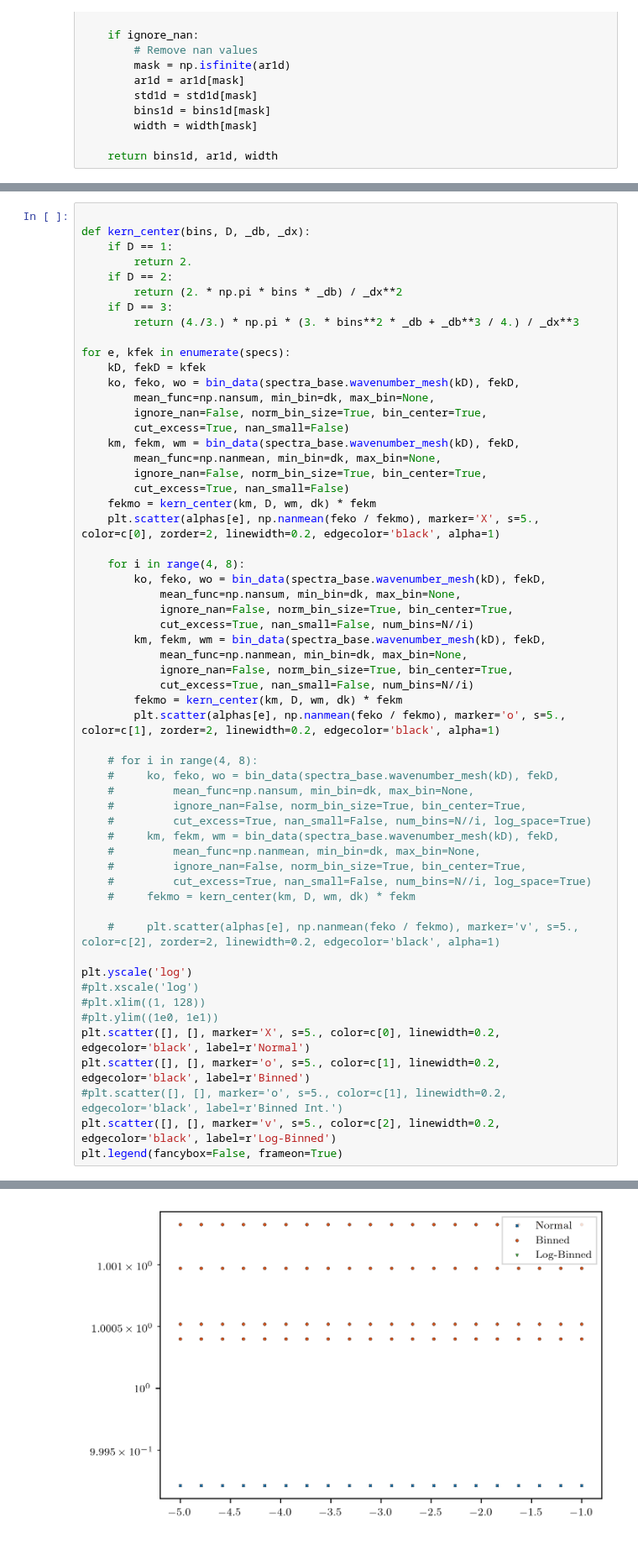
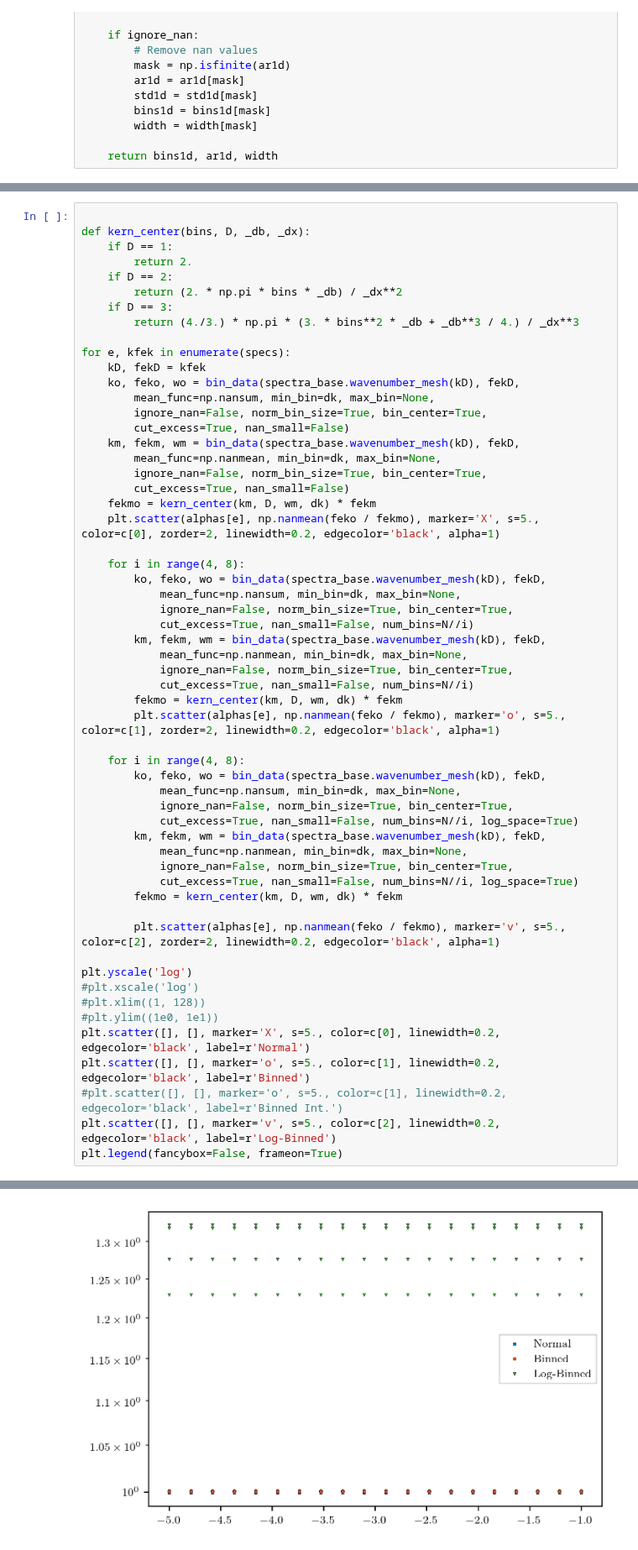
Before and after one commit to mab68/Kea, a Jupyter notebook: example_notebooks/integration2.ipynb, the cells around one changed output, grey strips where cells are left out. Shown at 84% size. Saved outputs shown, nothing was run; the diff lists cells and outputs as text.

```diff
--- a/example_notebooks/integration2.ipynb
+++ b/example_notebooks/integration2.ipynb
@@ -435,42 +435,42 @@ for e, kfek in enumerate(specs):
         ignore_nan=False, norm_bin_size=True, bin_center=True,
         cut_excess=True, nan_small=False)
     fekmo = kern_center(km, D, wm, dk) * fekm
     plt.scatter(alphas[e], np.nanmean(feko / fekmo), marker='X', s=5., color=c[0], zorder=2, linewidth=0.2, edgecolor='black', alpha=1)
 
     for i in range(4, 8):
         ko, feko, wo = bin_data(spectra_base.wavenumber_mesh(kD), fekD,
             mean_func=np.nansum, min_bin=dk, max_bin=None,
             ignore_nan=False, norm_bin_size=True, bin_center=True,
             cut_excess=True, nan_small=False, num_bins=N//i)
         km, fekm, wm = bin_data(spectra_base.wavenumber_mesh(kD), fekD,
             mean_func=np.nanmean, min_bin=dk, max_bin=None,
             ignore_nan=False, norm_bin_size=True, bin_center=True,
             cut_excess=True, nan_small=False, num_bins=N//i)
         fekmo = kern_center(km, D, wm, dk) * fekm
         plt.scatter(alphas[e], np.nanmean(feko / fekmo), marker='o', s=5., color=c[1], zorder=2, linewidth=0.2, edgecolor='black', alpha=1)
 
-    # for i in range(4, 8):
-    #     ko, feko, wo = bin_data(spectra_base.wavenumber_mesh(kD), fekD,
-    #         mean_func=np.nansum, min_bin=dk, max_bin=None,
-    #         ignore_nan=False, norm_bin_size=True, bin_center=True,
-    #         cut_excess=True, nan_small=False, num_bins=N//i, log_space=True)
-    #     km, fekm, wm = bin_data(spectra_base.wavenumber_mesh(kD), fekD,
-    #         mean_func=np.nanmean, min_bin=dk, max_bin=None,
-    #         ignore_nan=False, norm_bin_size=True, bin_center=True,
-    #         cut_excess=True, nan_small=False, num_bins=N//i, log_space=True)
-    #     fekmo = kern_center(km, D, wm, dk) * fekm
+    for i in range(4, 8):
+        ko, feko, wo = bin_data(spectra_base.wavenumber_mesh(kD), fekD,
+            mean_func=np.nansum, min_bin=dk, max_bin=None,
+            ignore_nan=False, norm_bin_size=True, bin_center=True,
+            cut_excess=True, nan_small=False, num_bins=N//i, log_space=True)
+        km, fekm, wm = bin_data(spectra_base.wavenumber_mesh(kD), fekD,
+            mean_func=np.nanmean, min_bin=dk, max_bin=None,
+            ignore_nan=False, norm_bin_size=True, bin_center=True,
+            cut_excess=True, nan_small=False, num_bins=N//i, log_space=True)
+        fekmo = kern_center(km, D, wm, dk) * fekm
 
-    #     plt.scatter(alphas[e], np.nanmean(feko / fekmo), marker='v', s=5., color=c[2], zorder=2, linewidth=0.2, edgecolor='black', alpha=1)
+        plt.scatter(alphas[e], np.nanmean(feko / fekmo), marker='v', s=5., color=c[2], zorder=2, linewidth=0.2, edgecolor='black', alpha=1)
 
 plt.yscale('log')
 #plt.xscale('log')
 #plt.xlim((1, 128))
 #plt.ylim((1e0, 1e1))
 plt.scatter([], [], marker='X', s=5., color=c[0], linewidth=0.2, edgecolor='black', label=r'Normal')
 plt.scatter([], [], marker='o', s=5., color=c[1], linewidth=0.2, edgecolor='black', label=r'Binned')
 #plt.scatter([], [], marker='o', s=5., color=c[1], linewidth=0.2, edgecolor='black', label=r'Binned Int.')
 plt.scatter([], [], marker='v', s=5., color=c[2], linewidth=0.2, edgecolor='black', label=r'Log-Binned')
 plt.legend(fancybox=False, frameon=True)
 # %% [output]
 <matplotlib.legend.Legend at 0x...>
-[figure, old version]
+[figure, new version]
```
Also changed, not shown: parts of 2 cells of this notebook, 13 other files.
